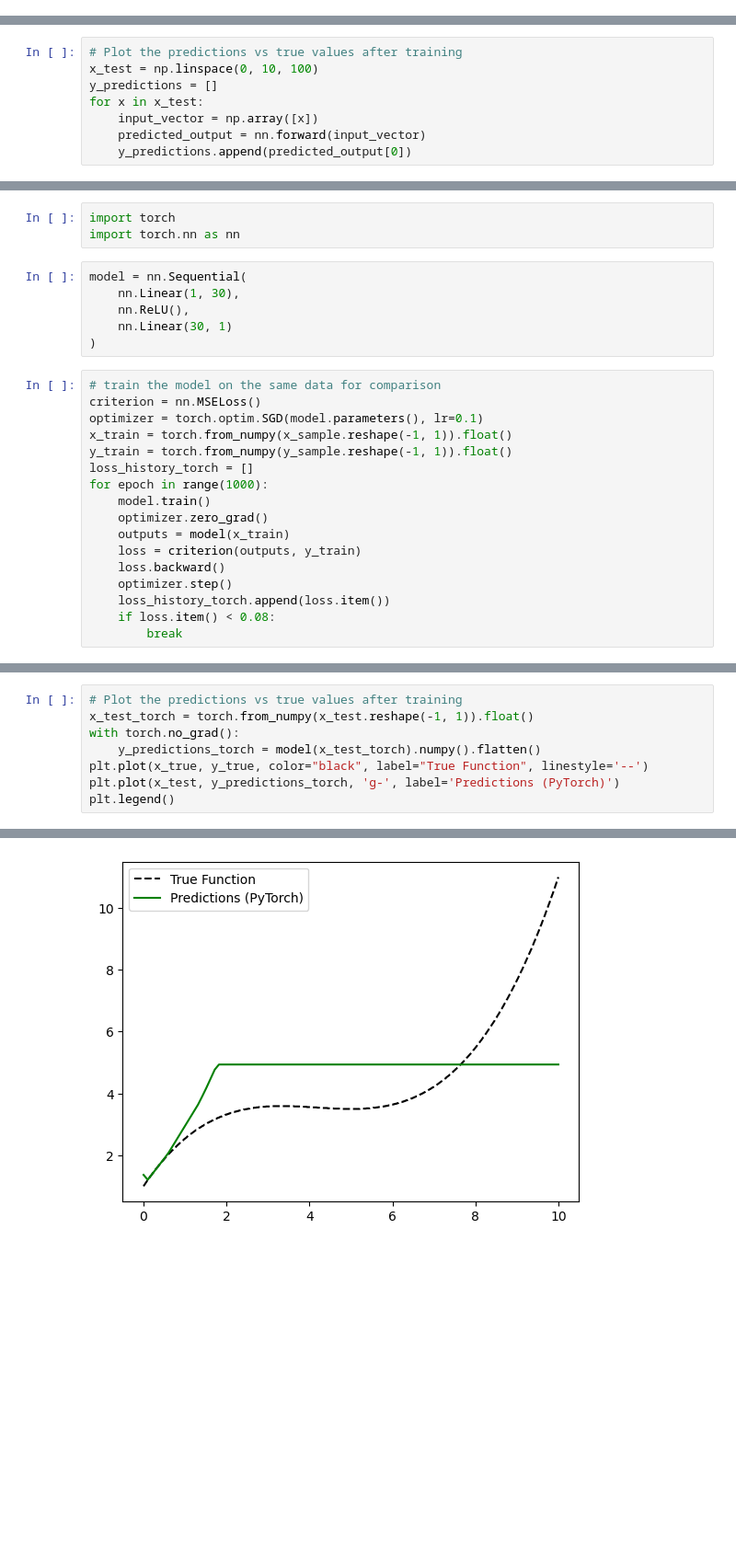
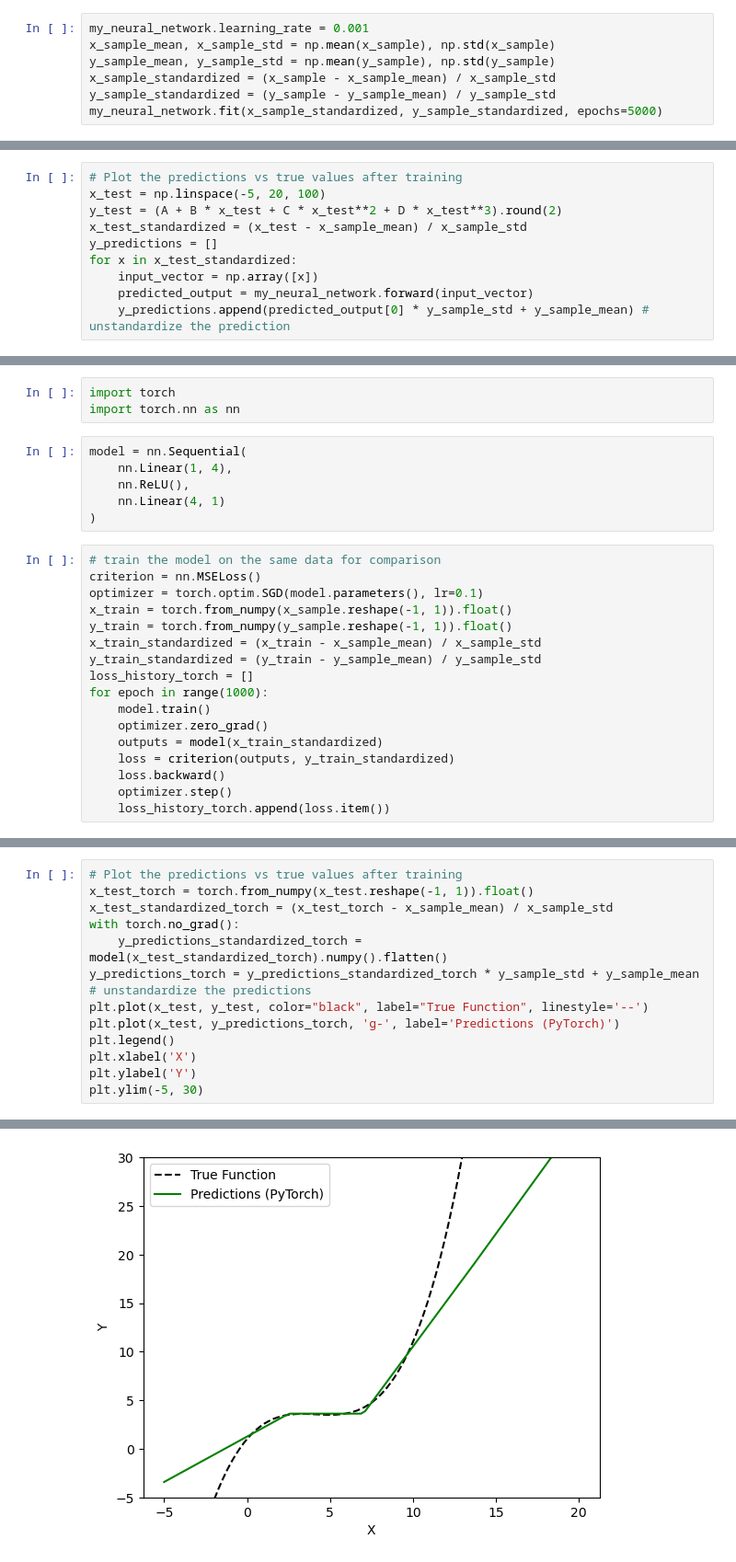
Before and after one commit to cryoTUD/ai4nanobiology, a Jupyter notebook: week_1/2_basics_nn.ipynb, the cells around one changed output, grey strips where cells are left out. Shown at 92% size. Saved outputs shown, nothing was run; the diff lists cells and outputs as text; blank space fills up the shorter version.

Commit message:
standardise inputs

```diff
--- a/week_1/2_basics_nn.ipynb
+++ b/week_1/2_basics_nn.ipynb
@@ -1053 +1056,8 @@ nn.fit(x_sample, y_sample, epochs=1000)
+# %%
+my_neural_network.learning_rate = 0.001
+x_sample_mean, x_sample_std = np.mean(x_sample), np.std(x_sample)
+y_sample_mean, y_sample_std = np.mean(y_sample), np.std(y_sample)
+x_sample_standardized = (x_sample - x_sample_mean) / x_sample_std
+y_sample_standardized = (y_sample - y_sample_mean) / y_sample_std
+my_neural_network.fit(x_sample_standardized, y_sample_standardized, epochs=5000)
 # %%
@@ -1060,9 +1081,11 @@ plt.yscale("log")
 # %%
 # Plot the predictions vs true values after training
-x_test = np.linspace(0, 10, 100)
+x_test = np.linspace(-5, 20, 100)
+y_test = (A + B * x_test + C * x_test**2 + D * x_test**3).round(2)
+x_test_standardized = (x_test - x_sample_mean) / x_sample_std
 y_predictions = []
-for x in x_test:
+for x in x_test_standardized:
     input_vector = np.array([x])
-    predicted_output = nn.forward(input_vector)
-    y_predictions.append(predicted_output[0])
+    predicted_output = my_neural_network.forward(input_vector)
+    y_predictions.append(predicted_output[0] * y_sample_std + y_sample_mean) # unstandardize the prediction
 # %%
@@ -1076,9 +1122,9 @@ import torch
 import torch.nn as nn
 # %%
 model = nn.Sequential(
-    nn.Linear(1, 30),
+    nn.Linear(1, 4),
     nn.ReLU(),
-    nn.Linear(30, 1)
+    nn.Linear(4, 1)
 )
 # %%
 # train the model on the same data for comparison
@@ -1086,17 +1132,17 @@ criterion = nn.MSELoss()
 optimizer = torch.optim.SGD(model.parameters(), lr=0.1)
 x_train = torch.from_numpy(x_sample.reshape(-1, 1)).float()
 y_train = torch.from_numpy(y_sample.reshape(-1, 1)).float()
+x_train_standardized = (x_train - x_sample_mean) / x_sample_std
+y_train_standardized = (y_train - y_sample_mean) / y_sample_std
 loss_history_torch = []
 for epoch in range(1000):
     model.train()
     optimizer.zero_grad()
-    outputs = model(x_train)
-    loss = criterion(outputs, y_train)
+    outputs = model(x_train_standardized)
+    loss = criterion(outputs, y_train_standardized)
     loss.backward()
     optimizer.step()
     loss_history_torch.append(loss.item())
-    if loss.item() < 0.08:
-        break
 # %%
 loss_history_torch = np.array(loss_history_torch)
 plt.plot(loss_history_torch)
@@ -1108,9 +1154,14 @@ plt.yscale("log")
 # %%
 # Plot the predictions vs true values after training
 x_test_torch = torch.from_numpy(x_test.reshape(-1, 1)).float()
+x_test_standardized_torch = (x_test_torch - x_sample_mean) / x_sample_std
 with torch.no_grad():
-    y_predictions_torch = model(x_test_torch).numpy().flatten()
-plt.plot(x_true, y_true, color="black", label="True Function", linestyle='--')
+    y_predictions_standardized_torch = model(x_test_standardized_torch).numpy().flatten()
+y_predictions_torch = y_predictions_standardized_torch * y_sample_std + y_sample_mean # unstandardize the predictions
+plt.plot(x_test, y_test, color="black", label="True Function", linestyle='--')
 plt.plot(x_test, y_predictions_torch, 'g-', label='Predictions (PyTorch)')
 plt.legend()
+plt.xlabel('X')
+plt.ylabel('Y')
+plt.ylim(-5, 30)
 # %% [output]
@@ -1118 +1169 @@ plt.legend()
-[figure, old version]
+[figure, new version]
```
Also changed, not shown: parts of 17 cells of this notebook.
